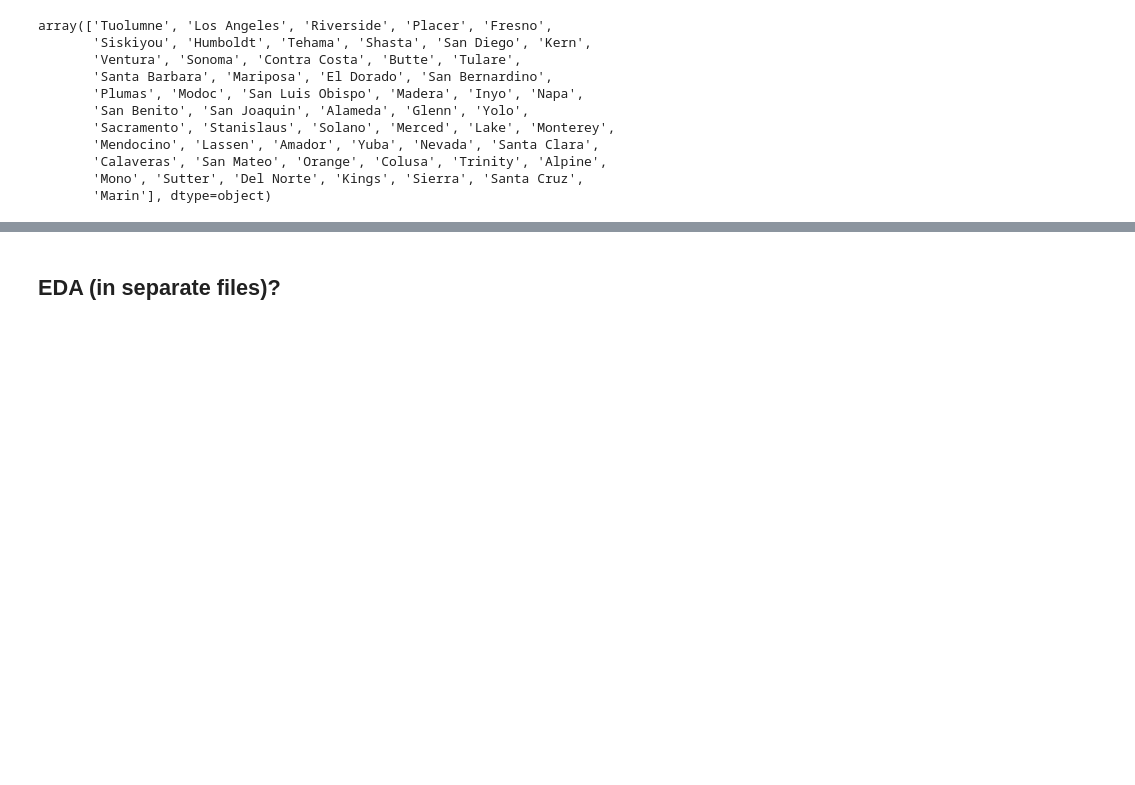
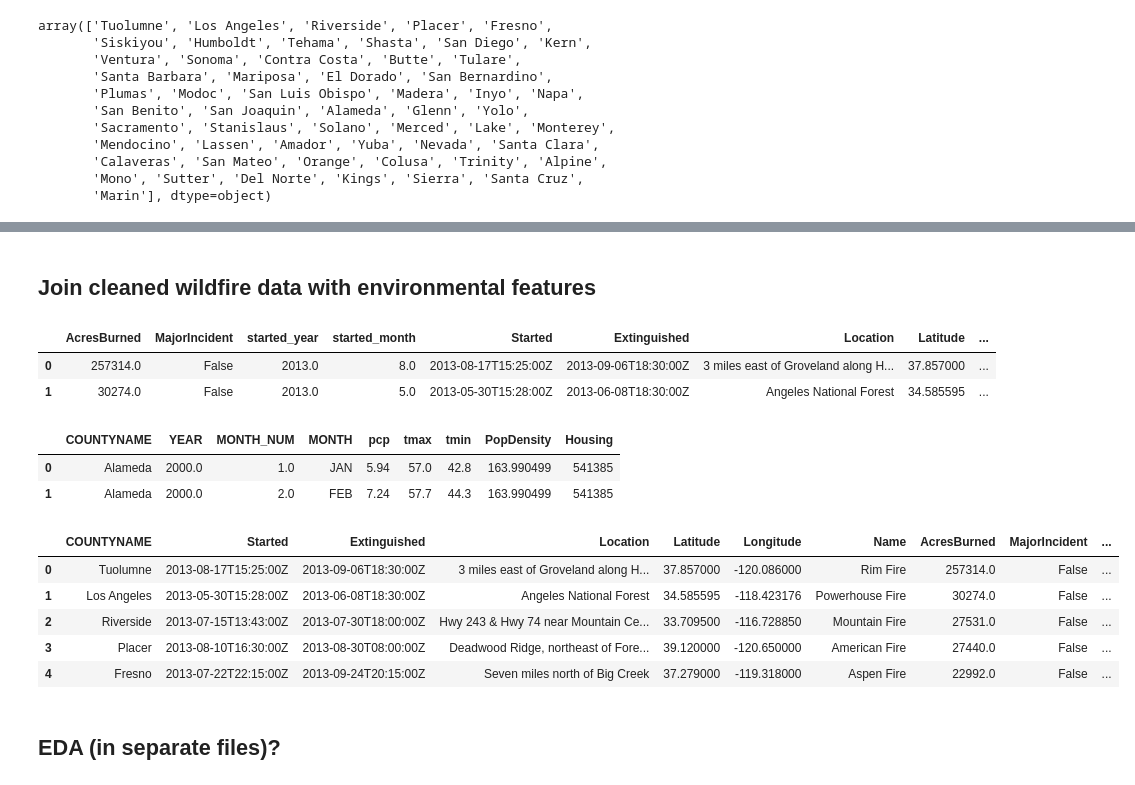
Before and after one commit to reesejcarlton/CA-Fire-Predictions, a Jupyter notebook: Code/wildfire_prediction__data_prep.ipynb, the cells around one changed output, grey strips where cells are left out. Drawn from its saved outputs; the diff is of its cells as text; code cells hidden in the pictures; blank space fills up the shorter version.

```diff
--- a/Code/wildfire_prediction__data_prep.ipynb
+++ b/Code/wildfire_prediction__data_prep.ipynb
@@ -387,0 +364,14 @@ merged_df[['COUNTYNAME', 'Counties', 'Started', 'Extinguished', 'Location', 'Lat
+# %% [markdown]
+## Join cleaned wildfire data with environmental features
+# %%
+ca_wildfire_subset_df.head(2)
+# %% [output]
+|  | AcresBurned | MajorIncident | started_year | started_month | Started | Extinguished | Location | Latitude | ... |
+| 0 | 257314.0 | False | 2013.0 | 8.0 | 2013-08-17T15:25:00Z | 2013-09-06T18:30:00Z | 3 miles east of Groveland along H... | 37.857000 | ... |
+| 1 | 30274.0 | False | 2013.0 | 5.0 | 2013-05-30T15:28:00Z | 2013-06-08T18:30:00Z | Angeles National Forest | 34.585595 | ... |
+# %%
+noaa_housing_pop_df.head(2)
+# %% [output]
+|  | COUNTYNAME | YEAR | MONTH_NUM | MONTH | pcp | tmax | tmin | PopDensity | Housing |
+| 0 | Alameda | 2000.0 | 1.0 | JAN | 5.94 | 57.0 | 42.8 | 163.990499 | 541385 |
+| 1 | Alameda | 2000.0 | 2.0 | FEB | 7.24 | 57.7 | 44.3 | 163.990499 | 541385 |
@@ -388,2 +388,12 @@ merged_df[['COUNTYNAME', 'Counties', 'Started', 'Extinguished', 'Location', 'Lat
+# %%
+cleaned_merged_df = pd.read_csv("../Data/wildfires_noaa_cleaned_formatted.csv", index_col=0)
+cleaned_merged_df.head()
+# %% [output]
+|  | COUNTYNAME | Started | Extinguished | Location | Latitude | Longitude | Name | AcresBurned | MajorIncident | ... |
+| 0 | Tuolumne | 2013-08-17T15:25:00Z | 2013-09-06T18:30:00Z | 3 miles east of Groveland along H... | 37.857000 | -120.086000 | Rim Fire | 257314.0 | False | ... |
+| 1 | Los Angeles | 2013-05-30T15:28:00Z | 2013-06-08T18:30:00Z | Angeles National Forest | 34.585595 | -118.423176 | Powerhouse Fire | 30274.0 | False | ... |
+| 2 | Riverside | 2013-07-15T13:43:00Z | 2013-07-30T18:00:00Z | Hwy 243 & Hwy 74 near Mountain Ce... | 33.709500 | -116.728850 | Mountain Fire | 27531.0 | False | ... |
+| 3 | Placer | 2013-08-10T16:30:00Z | 2013-08-30T08:00:00Z | Deadwood Ridge, northeast of Fore... | 39.120000 | -120.650000 | American Fire | 27440.0 | False | ... |
+| 4 | Fresno | 2013-07-22T22:15:00Z | 2013-09-24T20:15:00Z | Seven miles north of Big Creek | 37.279000 | -119.318000 | Aspen Fire | 22992.0 | False | ... |
 # %% [markdown]
 ## EDA (in separate files)?
```
Also changed, not shown: parts of 33 cells of this notebook, 1 other file.
